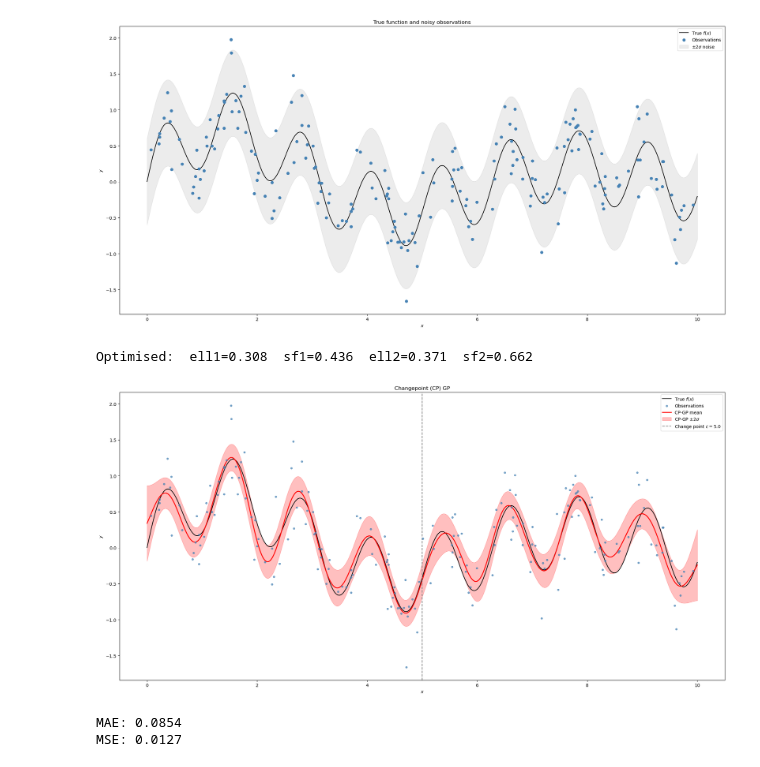
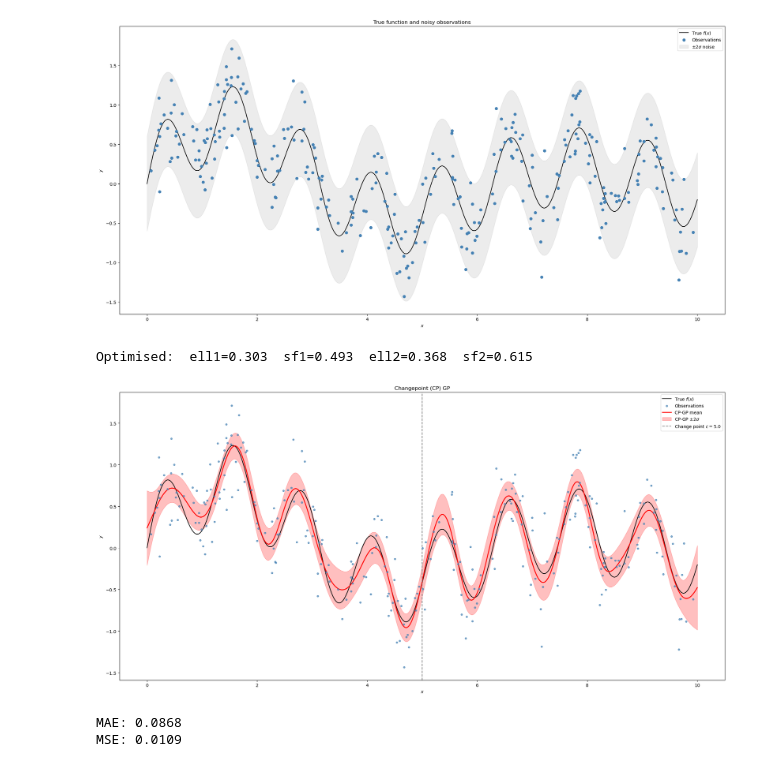
Before and after one commit to FbStatsQuant/Gaussian-Processes, a Jupyter notebook: GP_Application_1.ipynb, the cells around one changed output. Cells and saved outputs as stored; diff of their text form; code cells hidden in the pictures.

```diff
--- a/GP_Application_1.ipynb
+++ b/GP_Application_1.ipynb
@@ -30,27 +30,27 @@ sigma_noise = 0.3
 # %%
 rng = np.random.default_rng(42)
 
 # Dense grid for the true function
-x_plot = np.linspace(0, 10, 500)
+x_plot = np.linspace(0, 10, 1000)
 y_plot = f(x_plot)
 
 # Sparse noisy observations
-n_obs = 200
+n_obs = 300
 x_obs = np.sort(rng.uniform(0, 10, n_obs))
 y_obs = f(x_obs) + rng.normal(0, sigma_noise, n_obs)
 
 # Plot
 fig, ax = plt.subplots(figsize=(20, 10))
 ax.plot(x_plot, y_plot, "k-", lw=1.5, label="True $f(x)$")
 ax.scatter(x_obs, y_obs, color="steelblue", zorder=5, label="Observations")
 ax.fill_between(x_plot, y_plot - 2*sigma_noise, y_plot + 2*sigma_noise,
                 alpha=0.15, color="gray", label=r"$\pm 2\sigma$ noise")
 ax.set(xlabel="$x$", ylabel="$y$", title="True function and noisy observations")
 ax.legend()
 plt.tight_layout()
 plt.show()
 # %% [output]
-[figure, old version]
+[figure, new version]
 # %%
 
 # ── Changepoint (CP) GP ──────────────────────────────────────────────────────
@@ -132,7 +132,7 @@ mse = np.mean((mu_cp - y_plot) ** 2)
 print(f"MAE: {mae:.4f}")
 print(f"MSE: {mse:.4f}")
 # %% [output]
-Optimised:  ell1=0.308  sf1=0.436  ell2=0.371  sf2=0.662
+Optimised:  ell1=0.303  sf1=0.493  ell2=0.368  sf2=0.615
-[figure, old version]
+[figure, new version]
-MAE: 0.0854
-MSE: 0.0127
+MAE: 0.0868
+MSE: 0.0109
```
